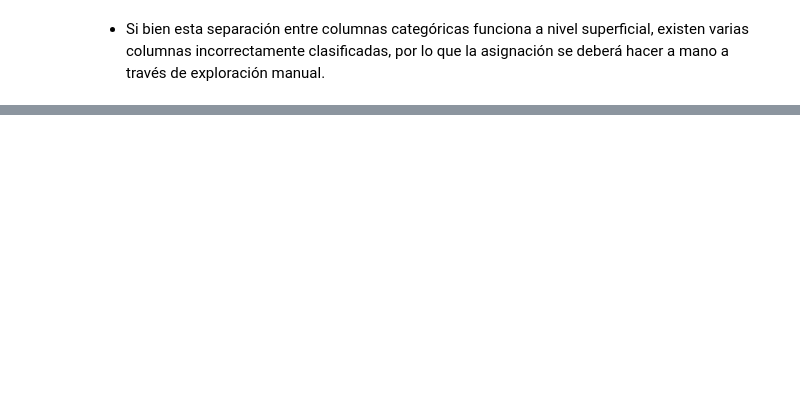
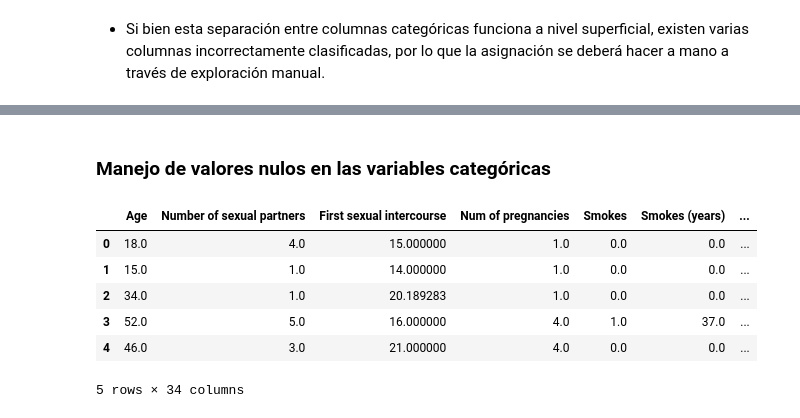
Before and after one commit to DiegoPerdomo0805/lab1-DataScience, a Jupyter notebook: exploración.ipynb, the cells around one changed output, grey strips where cells are left out. Drawn from its saved outputs; the diff is of its cells as text; code cells hidden in the pictures; blank space fills up the shorter version.

```diff
--- a/exploración.ipynb
+++ b/exploración.ipynb
@@ -68,0 +173,2 @@ Quantitative Columns: ['Age', 'STDs: Number of diagnosis', 'Dx:Cancer', 'Dx:CIN'
+# %% [markdown]
+### Manejo de valores nulos en las variables categóricas
@@ -68,0 +178,12 @@ Quantitative Columns: ['Age', 'STDs: Number of diagnosis', 'Dx:Cancer', 'Dx:CIN'
+# %%
+imputer = IterativeImputer(random_state=0)
+df[quantitative_columns] = imputer.fit_transform(df[quantitative_columns])
+df.head()
+# %% [output]
+|  | Age | Number of sexual partners | First sexual intercourse | Num of pregnancies | Smokes | Smokes (years) | ... |
+| 0 | 18.0 | 4.0 | 15.000000 | 1.0 | 0.0 | 0.0 | ... |
+| 1 | 15.0 | 1.0 | 14.000000 | 1.0 | 0.0 | 0.0 | ... |
+| 2 | 34.0 | 1.0 | 20.189283 | 1.0 | 0.0 | 0.0 | ... |
+| 3 | 52.0 | 5.0 | 16.000000 | 4.0 | 1.0 | 37.0 | ... |
+| 4 | 46.0 | 3.0 | 21.000000 | 4.0 | 0.0 | 0.0 | ... |
+5 rows × 34 columns
```
Also changed, not shown: parts of 18 cells of this notebook.
